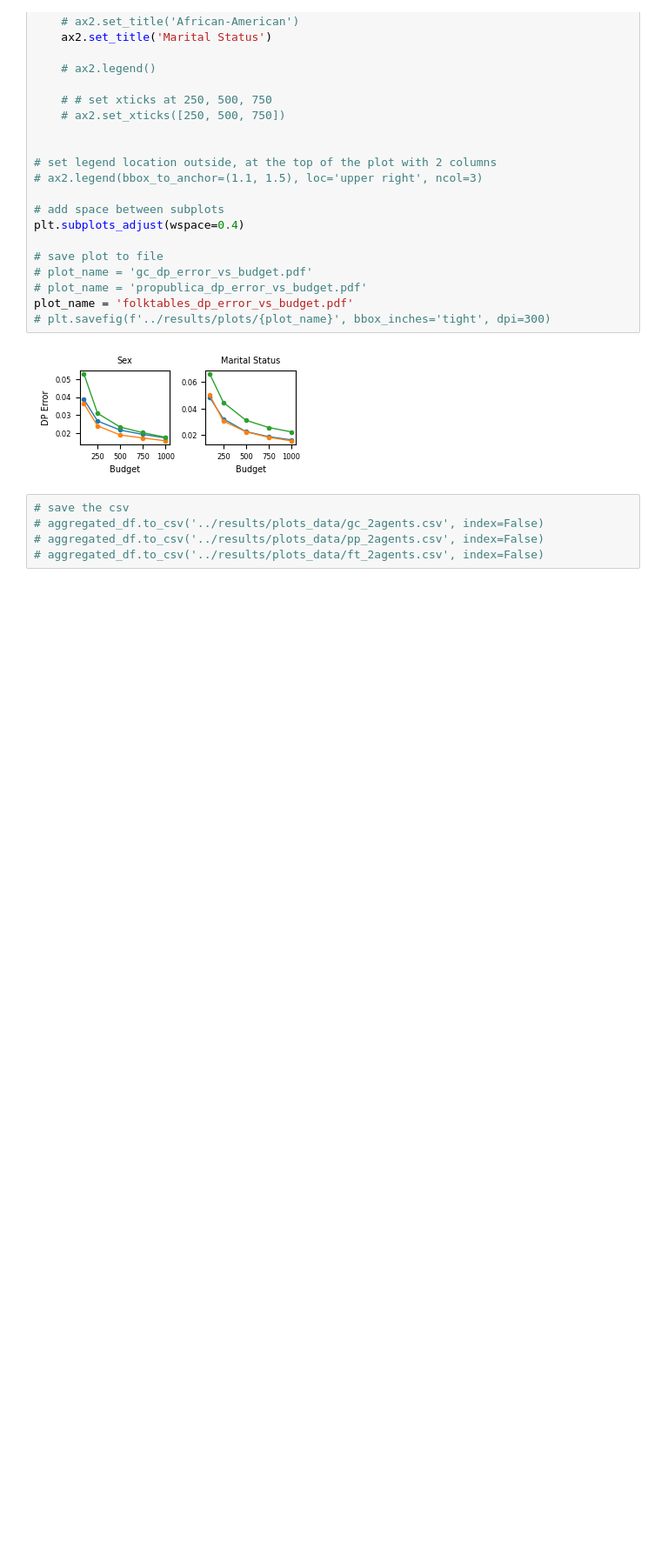
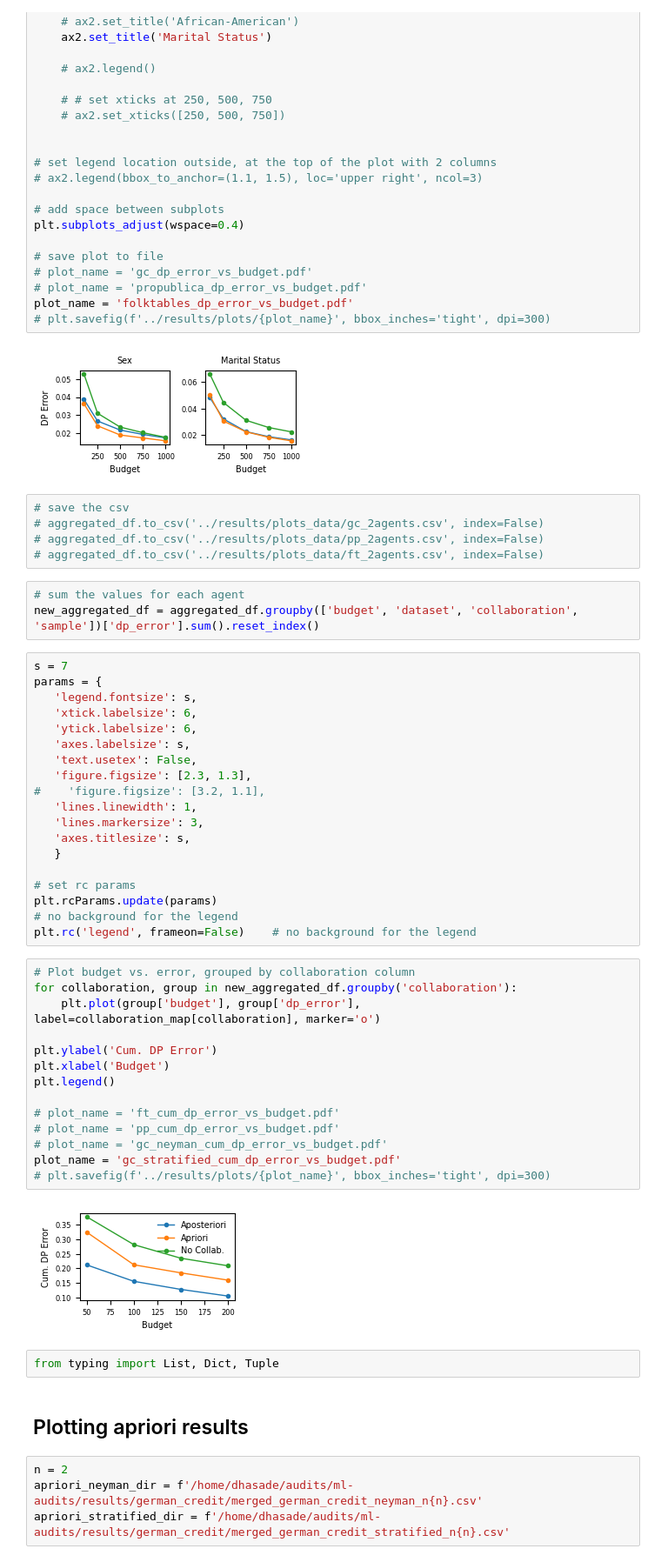
Before and after one commit to sacs-epfl/fairness-audits-with-collaboration, a Jupyter notebook: scripts/plot_errors.ipynb, the cells around one changed output. Shown at 87% size. Drawn from its saved outputs; the diff is of its cells as text; blank space fills up the shorter version.

```diff
--- a/scripts/plot_errors.ipynb
+++ b/scripts/plot_errors.ipynb
@@ -121,3 +124,49 @@ plot_name = 'folktables_dp_error_vs_budget.pdf'
 # aggregated_df.to_csv('../results/plots_data/gc_2agents.csv', index=False)
 # aggregated_df.to_csv('../results/plots_data/pp_2agents.csv', index=False)
 # aggregated_df.to_csv('../results/plots_data/ft_2agents.csv', index=False)
+# %%
+# sum the values for each agent
+new_aggregated_df = aggregated_df.groupby(['budget', 'dataset', 'collaboration', 'sample'])['dp_error'].sum().reset_index()
+# %%
+s = 7
+params = {
+   'legend.fontsize': s,
+   'xtick.labelsize': 6,
+   'ytick.labelsize': 6,
+   'axes.labelsize': s,
+   'text.usetex': False,
+   'figure.figsize': [2.3, 1.3],
+#    'figure.figsize': [3.2, 1.1],
+   'lines.linewidth': 1,
+   'lines.markersize': 3,
+   'axes.titlesize': s,
+   }
+
+# set rc params
+plt.rcParams.update(params)
+# no background for the legend
+plt.rc('legend', frameon=False)    # no background for the legend
+# %%
+# Plot budget vs. error, grouped by collaboration column
+for collaboration, group in new_aggregated_df.groupby('collaboration'):
+    plt.plot(group['budget'], group['dp_error'], label=collaboration_map[collaboration], marker='o')
+
+plt.ylabel('Cum. DP Error')
+plt.xlabel('Budget')
+plt.legend()
+
+# plot_name = 'ft_cum_dp_error_vs_budget.pdf'
+# plot_name = 'pp_cum_dp_error_vs_budget.pdf'
+# plot_name = 'gc_neyman_cum_dp_error_vs_budget.pdf'
+plot_name = 'gc_stratified_cum_dp_error_vs_budget.pdf'
+# plt.savefig(f'../results/plots/{plot_name}', bbox_inches='tight', dpi=300)
+# %% [output]
+[figure, added]
+# %%
+from typing import List, Dict, Tuple
+# %% [markdown]
+## Plotting apriori results
+# %%
+n = 2
+apriori_neyman_dir = f'/home/dhasade/audits/ml-audits/results/german_credit/merged_german_credit_neyman_n{n}.csv'
+apriori_stratified_dir = f'/home/dhasade/audits/ml-audits/results/german_credit/merged_german_credit_stratified_n{n}.csv'
```
Also changed, not shown: parts of 7 cells of this notebook, 6 other files.
